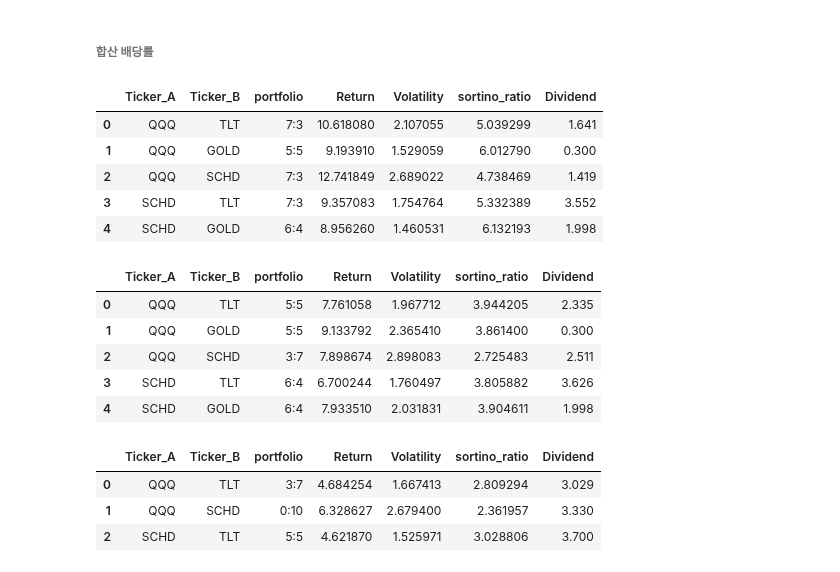
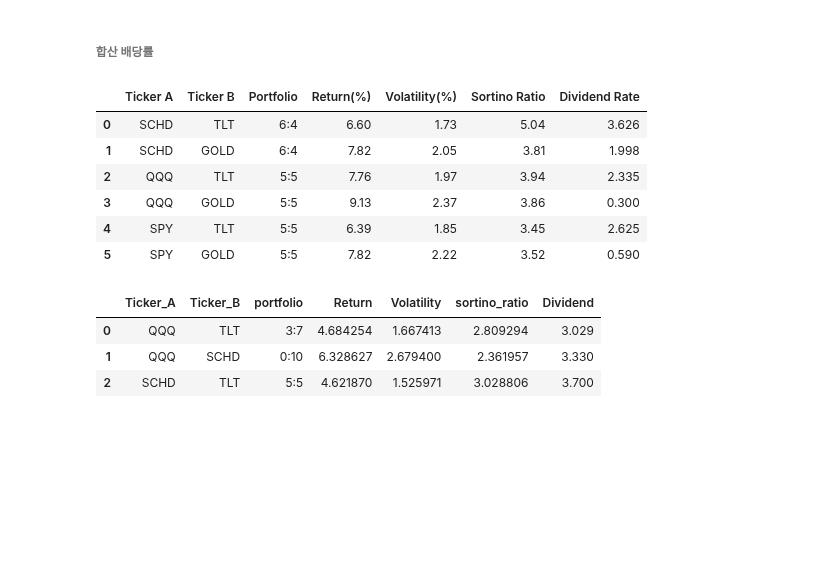
Before and after one commit to sdjhs0327/ws_fn, a Jupyter notebook: strategy/99_03_Report_pension.ipynb, the cells around one changed output. Drawn from its saved outputs; the diff is of its cells as text; code cells hidden in the pictures; blank space fills up the shorter version.

```diff
--- a/strategy/99_03_Report_pension.ipynb
+++ b/strategy/99_03_Report_pension.ipynb
@@ -810,11 +925,11 @@ long_term_score['portfolio']= long_term_score['portfolio'].apply(lambda x: x.rep
 # %% [markdown]
 ###### 합산 배당률
 # %%
-div_dict = {"QQQ":0.60, "TLT":4.07, "SCHD":3.33, "GOLD":0}
+div_dict = {"QQQ":0.60, "TLT":4.07, "SCHD":3.33, "GOLD":0, "SPY":1.18}
 # %%
 def _func(df):
     _ls = []
     for i in range(len(df)):
-        _div = div_dict[df['Ticker_A'][i]]*int(df['portfolio'][i].split(':')[0])*.1 + div_dict[df['Ticker_B'][i]]*int(df['portfolio'][i].split(':')[1])*.1
+        _div = div_dict[df['Ticker A'][i]]*int(df['Portfolio'][i].split(':')[0])*.1 + div_dict[df['Ticker B'][i]]*int(df['Portfolio'][i].split(':')[1])*.1
         _ls.append(_div)
     return _ls
@@ -825,21 +936,29 @@ long_term_score['Dividend'] = _func(long_term_score)
-# %%
-short_term_score
-# %% [output]
-|  | Ticker_A | Ticker_B | portfolio | Return | Volatility | sortino_ratio | Dividend |
-| 0 | QQQ | TLT | 7:3 | 10.618080 | 2.107055 | 5.039299 | 1.641 |
-| 1 | QQQ | GOLD | 5:5 | 9.193910 | 1.529059 | 6.012790 | 0.300 |
-| 2 | QQQ | SCHD | 7:3 | 12.741849 | 2.689022 | 4.738469 | 1.419 |
-| 3 | SCHD | TLT | 7:3 | 9.357083 | 1.754764 | 5.332389 | 3.552 |
-| 4 | SCHD | GOLD | 6:4 | 8.956260 | 1.460531 | 6.132193 | 1.998 |
-# %%
-mid_term_score
-# %% [output]
-|  | Ticker_A | Ticker_B | portfolio | Return | Volatility | sortino_ratio | Dividend |
-| 0 | QQQ | TLT | 5:5 | 7.761058 | 1.967712 | 3.944205 | 2.335 |
-| 1 | QQQ | GOLD | 5:5 | 9.133792 | 2.365410 | 3.861400 | 0.300 |
-| 2 | QQQ | SCHD | 3:7 | 7.898674 | 2.898083 | 2.725483 | 2.511 |
-| 3 | SCHD | TLT | 6:4 | 6.700244 | 1.760497 | 3.805882 | 3.626 |
-| 4 | SCHD | GOLD | 6:4 | 7.933510 | 2.031831 | 3.904611 | 1.998 |
+# %%
+# 데이터 정의
+data = {
+    "Ticker A": ["SCHD", "SCHD", "QQQ", "QQQ", "SPY", "SPY"],
+    "Ticker B": ["TLT", "GOLD", "TLT", "GOLD", "TLT", "GOLD"],
+    "Portfolio": ["6:4", "6:4", "5:5", "5:5", "5:5", "5:5"],
+    "Return(%)": [6.60, 7.82, 7.76, 9.13, 6.39, 7.82],
+    "Volatility(%)": [1.73, 2.05, 1.97, 2.37, 1.85, 2.22],
+    "Sortino Ratio": [5.04, 3.81, 3.94, 3.86, 3.45, 3.52],
+    "Dividend Rate": [5.04, 3.81, 3.94, 3.86, 3.45, 3.52]
+}
+
+# 데이터프레임 생성
+df = pd.DataFrame(data)
+# %%
+df['Dividend Rate'] = _func(df)
+# %%
+df
+# %% [output]
+|  | Ticker A | Ticker B | Portfolio | Return(%) | Volatility(%) | Sortino Ratio | Dividend Rate |
+| 0 | SCHD | TLT | 6:4 | 6.60 | 1.73 | 5.04 | 3.626 |
+| 1 | SCHD | GOLD | 6:4 | 7.82 | 2.05 | 3.81 | 1.998 |
+| 2 | QQQ | TLT | 5:5 | 7.76 | 1.97 | 3.94 | 2.335 |
+| 3 | QQQ | GOLD | 5:5 | 9.13 | 2.37 | 3.86 | 0.300 |
+| 4 | SPY | TLT | 5:5 | 6.39 | 1.85 | 3.45 | 2.625 |
+| 5 | SPY | GOLD | 5:5 | 7.82 | 2.22 | 3.52 | 0.590 |
 # %%
 long_term_score
 # %% [output]
```
Also changed, not shown: parts of 9 cells of this notebook, 1 other file.
